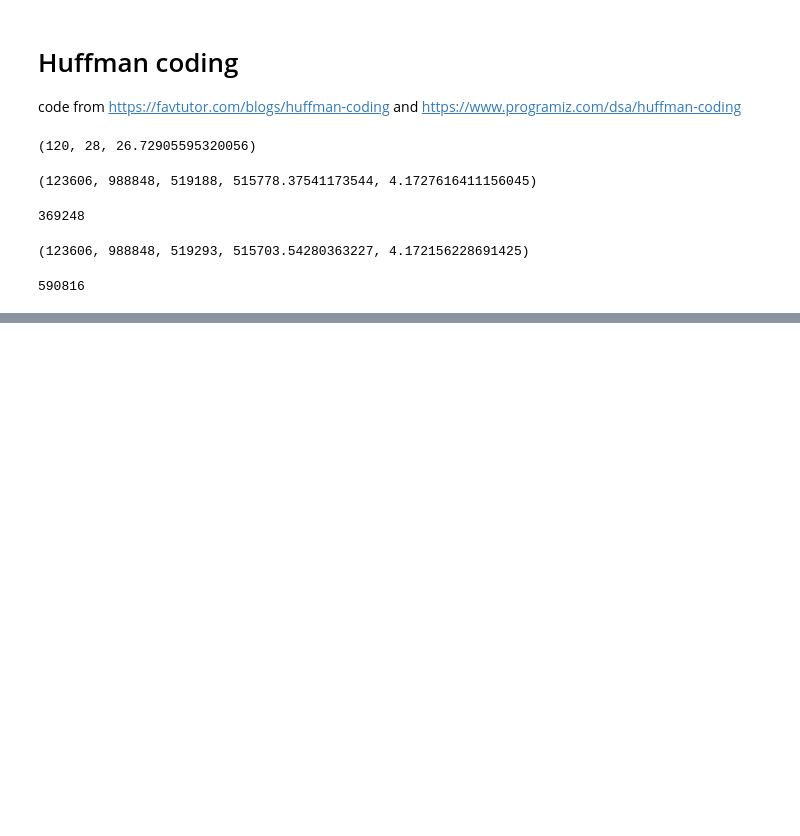
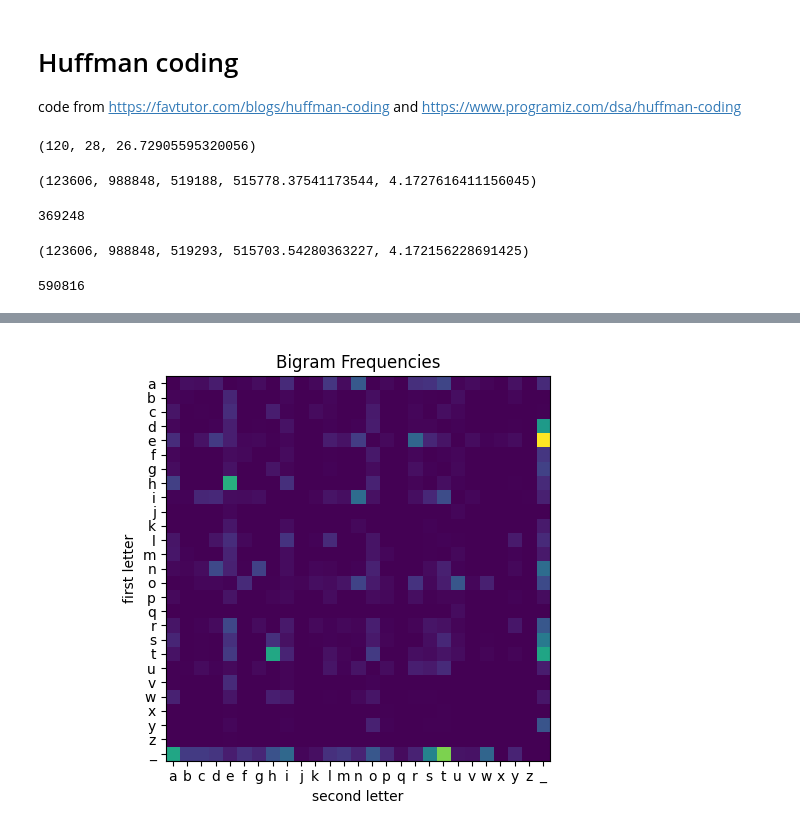
Before and after one commit to cschaffner/ITNuggets, a Jupyter notebook: notebooks/ITNuggets.ipynb, the cells around one changed output, grey strips where cells are left out. Saved outputs shown, nothing was run; the diff lists cells and outputs as text; code cells hidden in the pictures; blank space fills up the shorter version.

```diff
--- a/notebooks/ITNuggets.ipynb
+++ b/notebooks/ITNuggets.ipynb
@@ -322,0 +385,33 @@ with open("letter_samples.txt", 'w') as f:
+# %%
+first_letters = ['a', 'b', 'c', 'd', 'e', 'f', 'g', 'h', 'i', 'j', 'k', 'l', 'm', 'n', 'o', 'p', 'q', 'r', 's', 't', 'u', 'v', 'w', 'x', 'y', 'z', ' ']
+second_letters = ['a', 'b', 'c', 'd', 'e', 'f', 'g', 'h', 'i', 'j', 'k', 'l', 'm', 'n', 'o', 'p', 'q', 'r', 's', 't', 'u', 'v', 'w', 'x', 'y', 'z', ' ']
+
+bigram_data = np.zeros( (len(first_letters),len(second_letters)), dtype=float)
+col = 0
+for fl in first_letters:
+    row = 0
+    for sl in second_letters:
+        bigram_data[col, row] = bigram_count[fl+sl] / total_count
+        row += 1
+    col += 1
+
+fig, ax = plt.subplots()
+im = ax.imshow(bigram_data)
+
+letter_labels = [x.replace(' ', '_') for x in first_letters]
+
+# Show all ticks and label them with the respective list entries
+ax.set_xticks(np.arange(len(first_letters)), labels=letter_labels)
+ax.set_yticks(np.arange(len(second_letters)), labels=letter_labels)
+
+plt.ylabel("first letter")
+plt.xlabel("second letter")
+ax.set_title("Bigram Frequencies")
+fig.tight_layout()
+plt.savefig("bigramfreq2", transparent=True)
+plt.show()
+
+# TODO: make different-sized squares instead, like in
+# https://towardsdatascience.com/better-heatmaps-and-correlation-matrix-plots-in-python-41445d0f2bec
+# %% [output]
+[figure, added]
```
Also changed, not shown: parts of 8 cells of this notebook, 2 other files.
